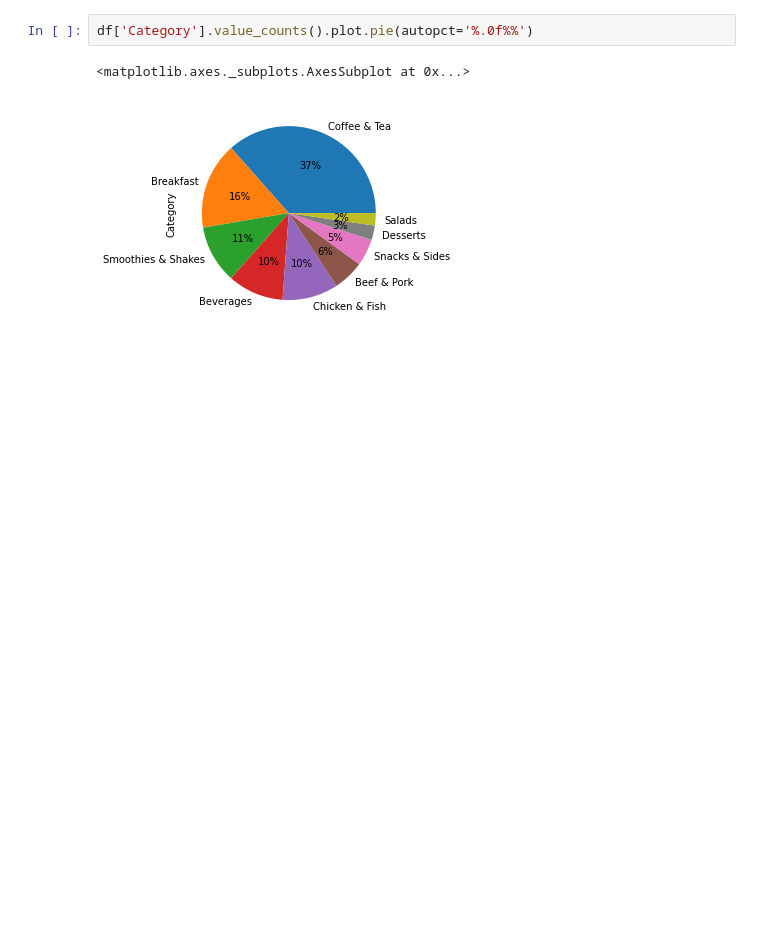
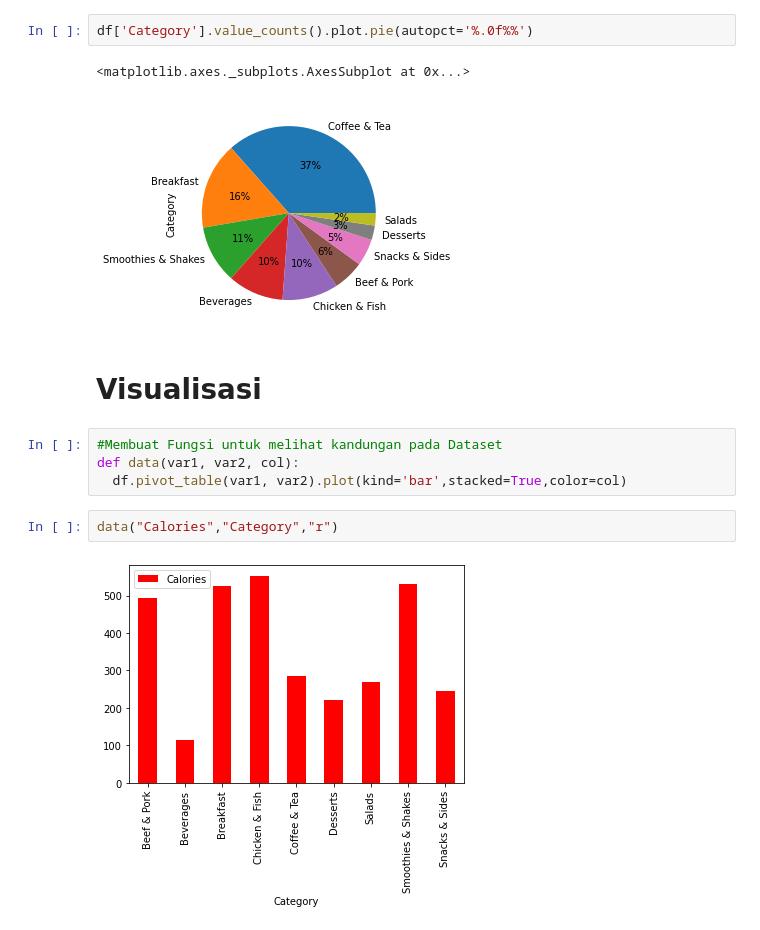
Before and after one commit to setyo-dwi-pratama/FGA-DTS-KOMINFO-Challenge, a Jupyter notebook: McDonaldsMenu.ipynb, the cells around one changed output. Drawn from its saved outputs; the diff is of its cells as text; blank space fills up the shorter version.

```diff
--- a/McDonaldsMenu.ipynb
+++ b/McDonaldsMenu.ipynb
@@ -94,3 +120,13 @@ df['Category'].value_counts().plot.pie(autopct='%.0f%%')
 # %% [output]
 <matplotlib.axes._subplots.AxesSubplot at 0x...>
 [figure]
+# %% [markdown]
+# **Visualisasi**
+# %%
+#Membuat Fungsi untuk melihat kandungan pada Dataset
+def data(var1, var2, col):
+  df.pivot_table(var1, var2).plot(kind='bar',stacked=True,color=col)
+# %%
+data("Calories","Category","r")
+# %% [output]
+[figure, added]
```
Also changed, not shown: parts of 18 cells of this notebook.
